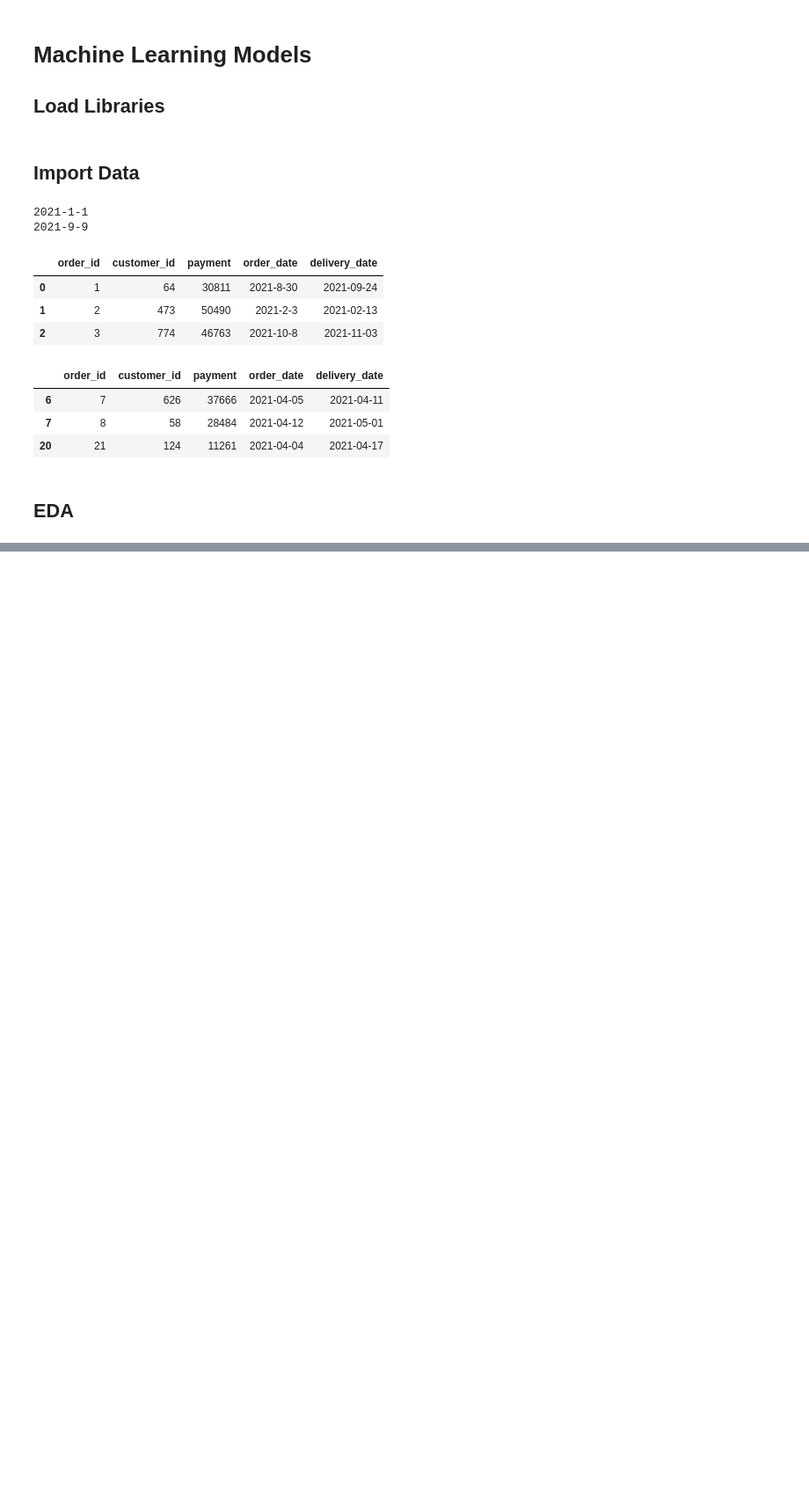
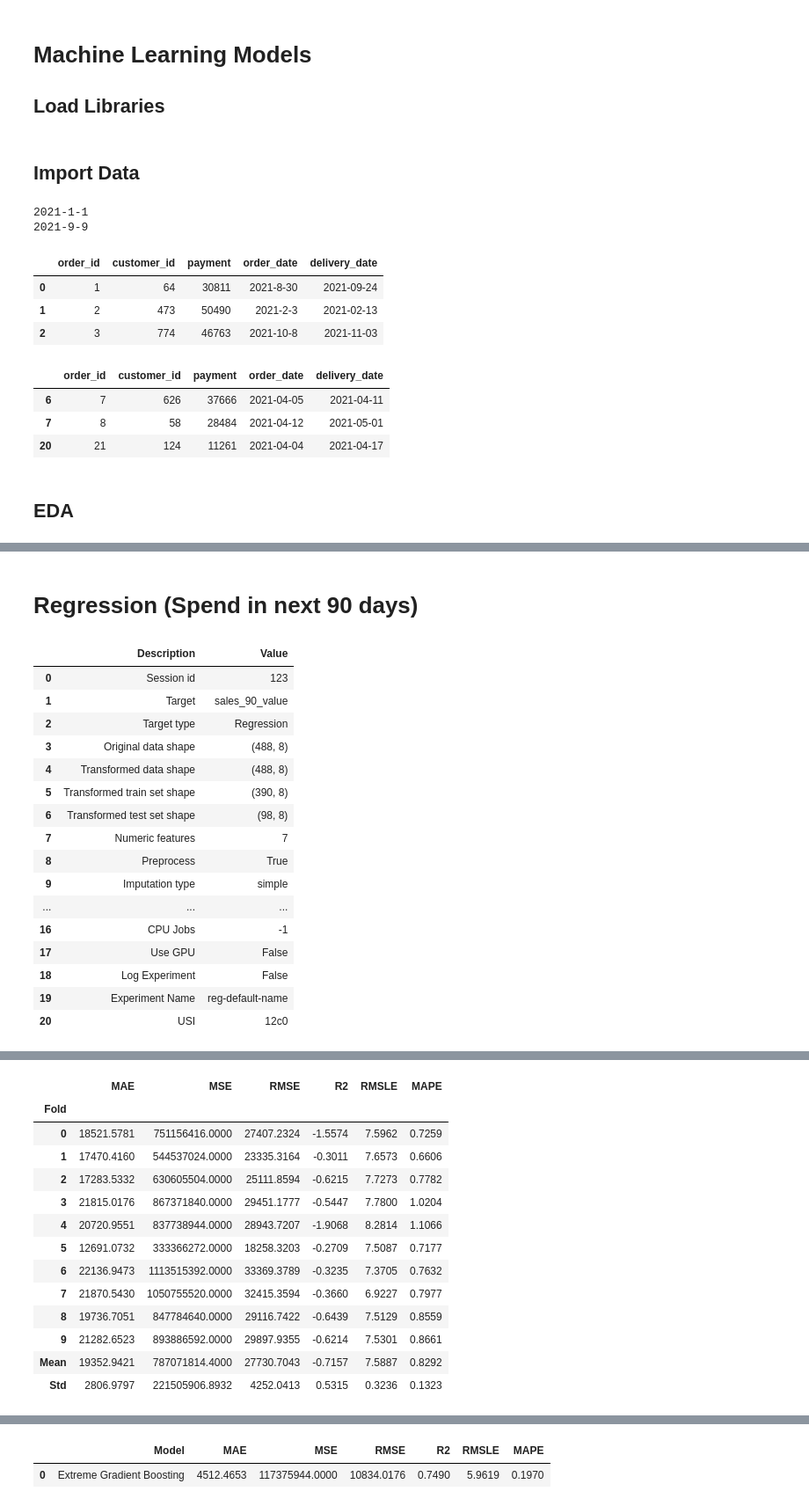
Before and after one commit to zachfreitas/Customer-Lifetime-Value-Techniques, a Jupyter notebook: 03_machine_learning_clv.ipynb, the cells around one changed output, grey strips where cells are left out. Shown at 88% size. Drawn from its saved outputs; the diff is of its cells as text; code cells hidden in the pictures; blank space fills up the shorter version.

```diff
--- a/03_machine_learning_clv.ipynb
+++ b/03_machine_learning_clv.ipynb
@@ -150,0 +344,36 @@ df1.head(3)
+# %% [markdown]
+# Regression (Spend in next 90 days)
+# %%
+reg_setup = reg.setup(
+    data = features_df.drop('sales_90_flag', axis = 1),
+    target='sales_90_value',
+    train_size=0.8,
+    normalize=True,
+    session_id=123,
+    verbose=True,
+    log_experiment=False
+)
+
+xgb_reg_model = reg.create_model('xgboost')
+reg_predictions_df = (reg
+                      .predict_model(xgb_reg_model,
+                                     data=features_df)
+                      .sort_values('prediction_label', ascending=False))
+# %% [output]
+|  | Description | Value |
+| 0 | Session id | 123 |
+| 1 | Target | sales_90_value |
+| 2 | Target type | Regression |
+| 3 | Original data shape | (488, 8) |
+| 4 | Transformed data shape | (488, 8) |
+| 5 | Transformed train set shape | (390, 8) |
+| 6 | Transformed test set shape | (98, 8) |
+| 7 | Numeric features | 7 |
+| 8 | Preprocess | True |
+| 9 | Imputation type | simple |
+| ... | ... | ... |
+| 16 | CPU Jobs | -1 |
+| 17 | Use GPU | False |
+| 18 | Log Experiment | False |
+| 19 | Experiment Name | reg-default-name |
+| 20 | USI | 12c0 |
@@ -150,0 +381,14 @@ df1.head(3)
+|  | MAE | MSE | RMSE | R2 | RMSLE | MAPE |
+| Fold |  |  |  |  |  |  |
+| 0 | 18521.5781 | 751156416.0000 | 27407.2324 | -1.5574 | 7.5962 | 0.7259 |
+| 1 | 17470.4160 | 544537024.0000 | 23335.3164 | -0.3011 | 7.6573 | 0.6606 |
+| 2 | 17283.5332 | 630605504.0000 | 25111.8594 | -0.6215 | 7.7273 | 0.7782 |
+| 3 | 21815.0176 | 867371840.0000 | 29451.1777 | -0.5447 | 7.7800 | 1.0204 |
+| 4 | 20720.9551 | 837738944.0000 | 28943.7207 | -1.9068 | 8.2814 | 1.1066 |
+| 5 | 12691.0732 | 333366272.0000 | 18258.3203 | -0.2709 | 7.5087 | 0.7177 |
+| 6 | 22136.9473 | 1113515392.0000 | 33369.3789 | -0.3235 | 7.3705 | 0.7632 |
+| 7 | 21870.5430 | 1050755520.0000 | 32415.3594 | -0.3660 | 6.9227 | 0.7977 |
+| 8 | 19736.7051 | 847784640.0000 | 29116.7422 | -0.6439 | 7.5129 | 0.8559 |
+| 9 | 21282.6523 | 893886592.0000 | 29897.9355 | -0.6214 | 7.5301 | 0.8661 |
+| Mean | 19352.9421 | 787071814.4000 | 27730.7043 | -0.7157 | 7.5887 | 0.8292 |
+| Std | 2806.9797 | 221505906.8932 | 4252.0413 | 0.5315 | 0.3236 | 0.1323 |
@@ -150,0 +396,2 @@ df1.head(3)
+|  | Model | MAE | MSE | RMSE | R2 | RMSLE | MAPE |
+| 0 | Extreme Gradient Boosting | 4512.4653 | 117375944.0000 | 10834.0176 | 0.7490 | 5.9619 | 0.1970 |
```
Also changed, not shown: parts of 23 cells of this notebook.
